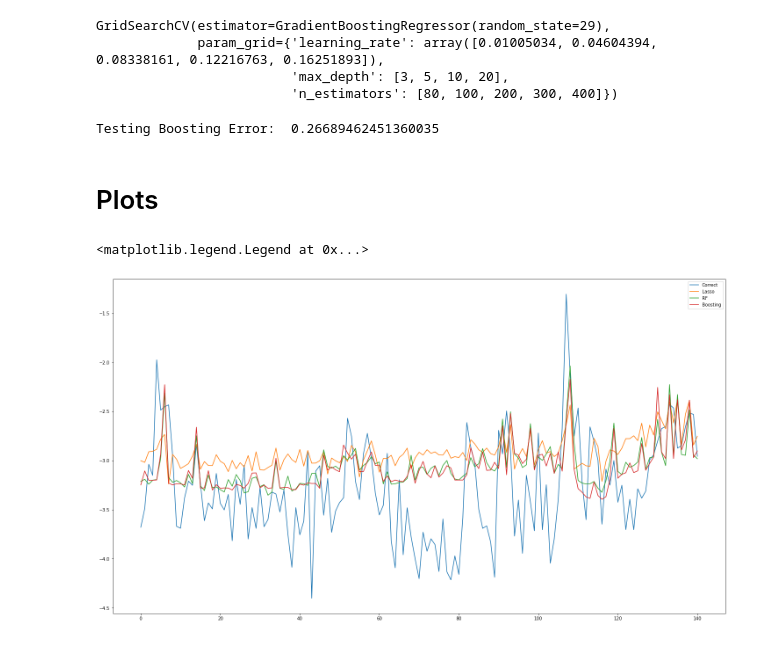
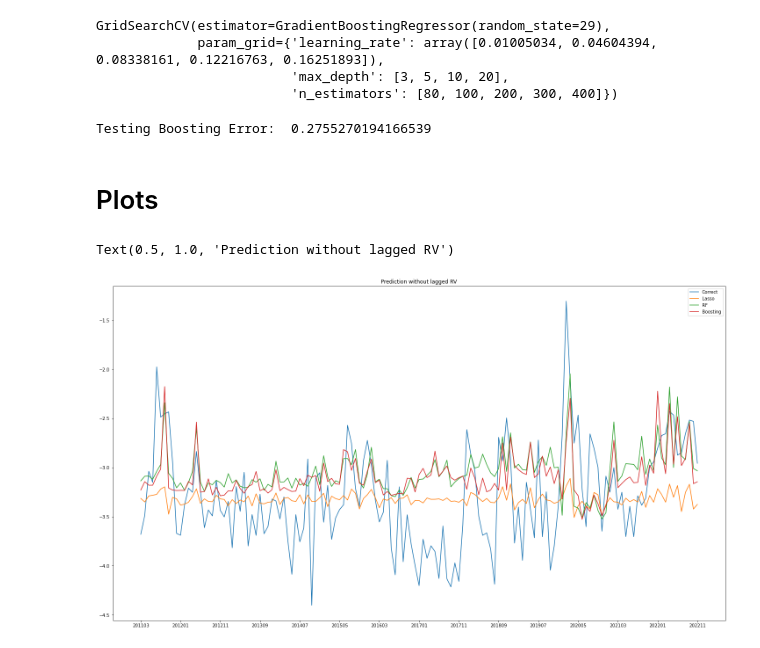
Before and after one commit to lameche99/Realized_Volatility_RNN, a Jupyter notebook: NonNNCode.ipynb, the cells around one changed output. Cells and saved outputs as stored; diff of their text form; code cells hidden in the pictures.

```diff
--- a/NonNNCode.ipynb
+++ b/NonNNCode.ipynb
@@ -16,7 +15,7 @@ df = pd.read_csv('/Users/richi/Desktop/GaTech/Classes/II Semester/Data Mining/Pr
 # %%
 m = df.shape[0]
 n = int(0.8*m)
-train = df.iloc[:n,:]
-test = df.iloc[n:,:]
+train = df.iloc[:n,1:]
+test = df.iloc[n:,1:]
 # %% [markdown]
 # Lasso
@@ -56,0 +64,7 @@ GridSearchCV(estimator=RandomForestRegressor(random_state=29),
+# %%
+rcParams['figure.figsize'] = (25, 14)
+plt.figure()
+m = len(train)
+plt.plot(range(m),train.iloc[:,-1])
+plt.plot(range(m),rf.predict(X))
+plt.legend(['Correct','RF'])
@@ -82,20 +100,26 @@ y_test = test.iloc[:,-1]
 X_test = test.iloc[:,:-1]
 
 err = mean_squared_error(y_test, gbc.predict(X_test))
+mse1.append(err)
 print('Testing Boosting Error: ', err)
 # %% [output]
-Testing Boosting Error:  0.26689462451360035
+Testing Boosting Error:  0.2755270194166539
 # %% [markdown]
 # Plots
 # %%
 rcParams['figure.figsize'] = (25, 14)
 plt.figure()
 m = len(test)
+ticks = np.arange(0,150,10)
+months = df.iloc[n:, 0].reset_index(drop=True)
+
 plt.plot(range(m),test.iloc[:,-1])
 plt.plot(range(m),model_cv.predict(X_test))
 plt.plot(range(m),rf.predict(X_test))
 plt.plot(range(m),gbc.predict(X_test))
+plt.xticks(ticks, months[ticks])
 plt.legend(['Correct','Lasso','RF','Boosting'])
+plt.title('Prediction without lagged RV')
 # %% [output]
-<matplotlib.legend.Legend at 0x...>
+Text(0.5, 1.0, 'Prediction without lagged RV')
-[figure, old version]
+[figure, new version]
```
Also changed, not shown: parts of 62 cells of this notebook.
